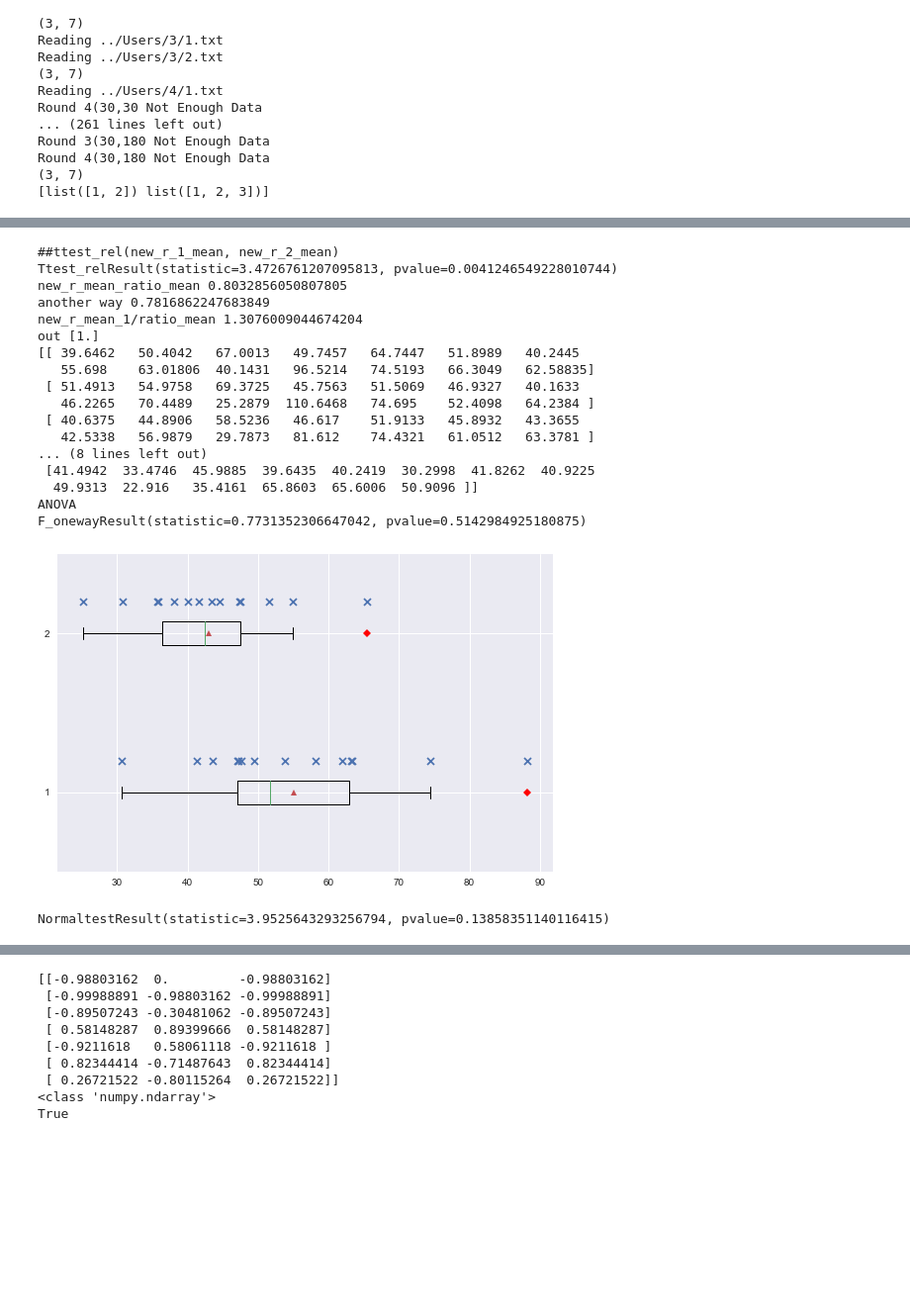
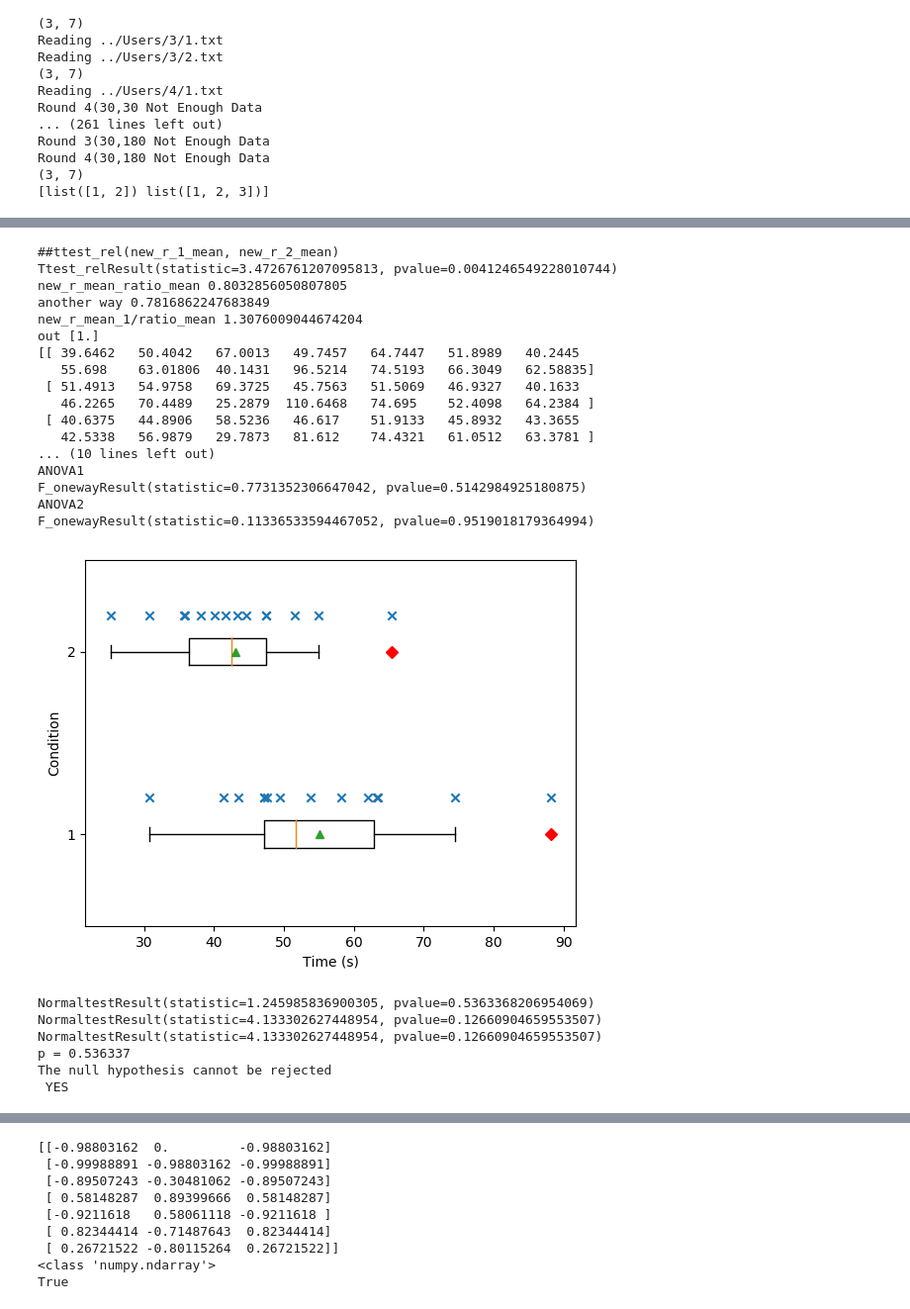
Before and after one commit to red-pencil/python_data, a Jupyter notebook: vtdata/Scripts/plot_20190430.ipynb, the cells around one changed output, grey strips where cells are left out. Shown: that part at 99% size. Cells and saved outputs as stored; diff of their text form; code cells hidden in the pictures; blank space fills up the shorter version.

```diff
--- a/vtdata/Scripts/plot_20190430.ipynb
+++ b/vtdata/Scripts/plot_20190430.ipynb
@@ -21,7 +21,8 @@ from matplotlib import cm
 #plt.style.use('seaborn-poster')
 #plt.style.use('fivethirtyeight')
 #plt.style.use('grayscale')
-plt.style.use('seaborn')
+#plt.style.use('seaborn-colorblind')
+plt.style.use('default')
 
 # DEFINE DATA CLASS
 class RawData(object):
@@ -1190,6 +1195,9 @@ from pylab import *
 fig, ax = plt.subplots()
 
 r = ax.boxplot([new_r_1_mean, new_r_2_mean],  0, 'rD', 0, showmeans=True)
+
+ax.set_xlabel('Time (s)')
+ax.set_ylabel('Condition')
 ax.scatter([new_r_1_mean, new_r_2_mean],
             [[1.2 for i in new_r_1_mean], [2.2 for i in new_r_2_mean]],
             marker = "x")
@@ -1202,9 +1210,11 @@ print(new_r_1)
 print(new_r_2)
 
 
-print("ANOVA")
+print("ANOVA1")
+print(stats.f_oneway(new_r_1[0], new_r_1[1], new_r_1[2], new_r_1[3]))
 
-print(stats.f_oneway(new_r_1[0], new_r_1[1], new_r_1[2], new_r_1[3]))
+print("ANOVA2")
+print(stats.f_oneway(new_r_2[0], new_r_2[1], new_r_2[2], new_r_2[3]))
 
 #print(ttest_rel(new_r_1[0], new_r_1[3]))
 #print(ttest_rel(new_r_2[0], new_r_2[3]))
@@ -1214,42 +1224,73 @@ print(stats.f_oneway(new_r_1[0], new_r_1[1], new_r_1[2], new_r_1[3]))
 
 if (False):
     import csv
 
     with open('ANOVA.csv', 'a') as csvFile:
         writer = csv.writer(csvFile)
 
         for i in range(len(test1.speed_mean_10x3x7)):
             row = np.array(test1.speed_mean_10x3x7[i]).flatten()
             writer.writerow(row)
 
         for i in range(len(test2.speed_mean_10x3x7)):
             row = np.array(test2.speed_mean_10x3x7[i]).flatten()
             writer.writerow(row)
 
     csvFile.close()
 # %% [output]
 ##ttest_rel(new_r_1_mean, new_r_2_mean)
 Ttest_relResult(statistic=3.4726761207095813, pvalue=0.0041246549228010744)
 new_r_mean_ratio_mean 0.8032856050807805
 another way 0.7816862247683849
 new_r_mean_1/ratio_mean 1.3076009044674204
 out [1.]
 [[ 39.6462   50.4042   67.0013   49.7457   64.7447   51.8989   40.2445
    55.698    63.01806  40.1431   96.5214   74.5193   66.3049   62.58835]
  [ 51.4913   54.9758   69.3725   45.7563   51.5069   46.9327   40.1633
    46.2265   70.4489   25.2879  110.6468   74.695    52.4098   64.2384 ]
  [ 40.6375   44.8906   58.5236   46.617    51.9133   45.8932   43.3655
    42.5338   56.9879   29.7873   81.612    74.4321   61.0512   63.3781 ]
-... (8 lines left out)
- [41.4942  33.4746  45.9885  39.6435  40.2419  30.2998  41.8262  40.9225
-  49.9313  22.916   35.4161  65.8603  65.6006  50.9096 ]]
-ANOVA
+... (10 lines left out)
+ANOVA1
 F_onewayResult(statistic=0.7731352306647042, pvalue=0.5142984925180875)
+ANOVA2
+F_onewayResult(statistic=0.11336533594467052, pvalue=0.9519018179364994)
-[figure, old version]
+[figure, new version]
-# %%
-stats.normaltest(new_r_1[0])
-# %% [output]
-NormaltestResult(statistic=3.9525643293256794, pvalue=0.13858351140116415)
+# %%
+#stats.normaltest(new_r_1[0])
+
+from scipy import stats
+pts = 1000
+np.random.seed(28041990)
+a = np.random.normal(0, 1, size=pts)
+b = np.random.normal(2, 1, size=pts)
+x = np.concatenate((a, b))
+
+
+#x = np.array(new_r_2[0]).flatten()
+x = (np.array(new_r_2[0]) + np.array(new_r_2[1])
+     + np.array(new_r_2[2]) +np.array(new_r_2[3])).flatten()
+k2, p = stats.normaltest(x)
+
+
+print(stats.normaltest(x))
+
+print(stats.normaltest(a))
+print(stats.normaltest(a*2))
+alpha = 1e-3
+print("p = {:g}".format(p))
+
+if p < alpha:  # null hypothesis: x comes from a normal distribution
+    print("The null hypothesis can be rejected\n NO")
+else:
+    print("The null hypothesis cannot be rejected\n YES")
+# %% [output]
+NormaltestResult(statistic=1.245985836900305, pvalue=0.5363368206954069)
+NormaltestResult(statistic=4.133302627448954, pvalue=0.12660904659553507)
+NormaltestResult(statistic=4.133302627448954, pvalue=0.12660904659553507)
+p = 0.536337
+The null hypothesis cannot be rejected
+ YES
 # %%
 import numpy as np
 import statsmodels.api as sm
```
Also changed, not shown: parts of 11 cells of this notebook.
